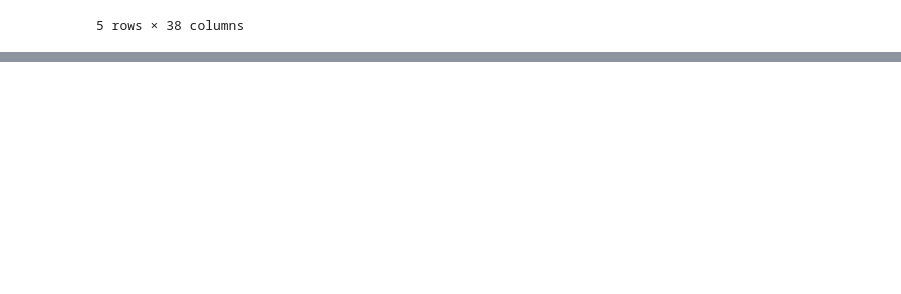
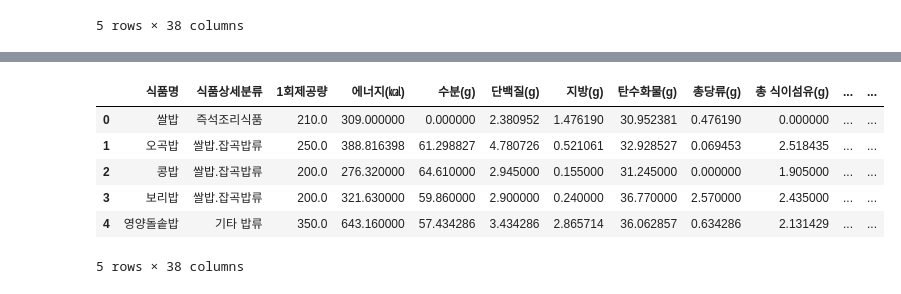
Before and after one commit to JiSeek/jiseek-backend, a Jupyter notebook: data/food_img.ipynb, the cells around one changed output, grey strips where cells are left out. Drawn from its saved outputs; the diff is of its cells as text; code cells hidden in the pictures; blank space fills up the shorter version.

```diff
--- a/data/food_img.ipynb
+++ b/data/food_img.ipynb
@@ -482,0 +507,14 @@ food_df.to_csv("food_nutrient_image.csv", sep="|", index=False)
+# %%
+for i in range(len(food_df)):
+    for j in range(4, 35):
+        food_df.iloc[i, j] = food_df.iloc[i, j] / food_df.iloc[i, 2] * 100
+
+food_df.head()
+# %% [output]
+|  | 식품명 | 식품상세분류 | 1회제공량 | 에너지(㎉) | 수분(g) | 단백질(g) | 지방(g) | 탄수화물(g) | 총당류(g) | 총 식이섬유(g) | ... | ... |
+| 0 | 쌀밥 | 즉석조리식품 | 210.0 | 309.000000 | 0.000000 | 2.380952 | 1.476190 | 30.952381 | 0.476190 | 0.000000 | ... | ... |
+| 1 | 오곡밥 | 쌀밥.잡곡밥류 | 250.0 | 388.816398 | 61.298827 | 4.780726 | 0.521061 | 32.928527 | 0.069453 | 2.518435 | ... | ... |
+| 2 | 콩밥 | 쌀밥.잡곡밥류 | 200.0 | 276.320000 | 64.610000 | 2.945000 | 0.155000 | 31.245000 | 0.000000 | 1.905000 | ... | ... |
+| 3 | 보리밥 | 쌀밥.잡곡밥류 | 200.0 | 321.630000 | 59.860000 | 2.900000 | 0.240000 | 36.770000 | 2.570000 | 2.435000 | ... | ... |
+| 4 | 영양돌솥밥 | 기타 밥류 | 350.0 | 643.160000 | 57.434286 | 3.434286 | 2.865714 | 36.062857 | 0.634286 | 2.131429 | ... | ... |
+5 rows × 38 columns
```
Also changed, not shown: parts of 9 cells of this notebook, 2 other files.
